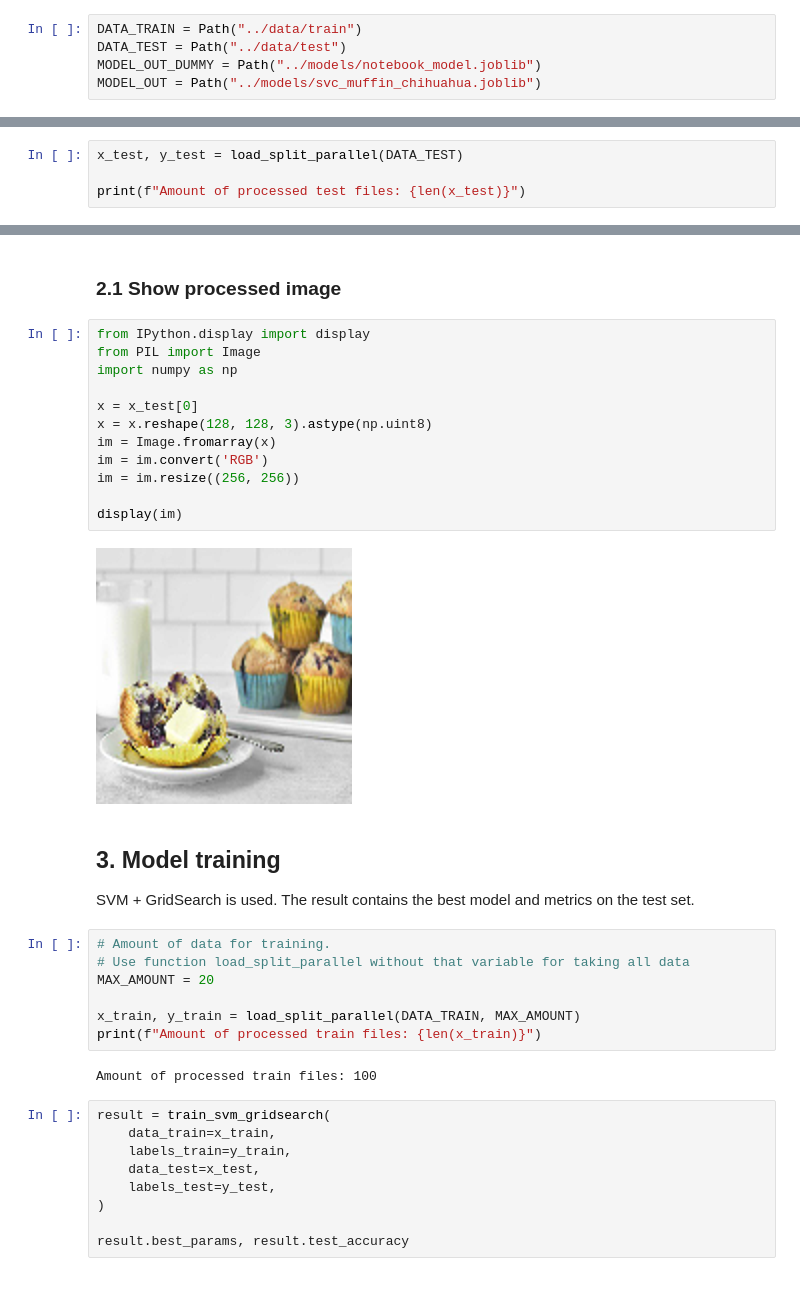
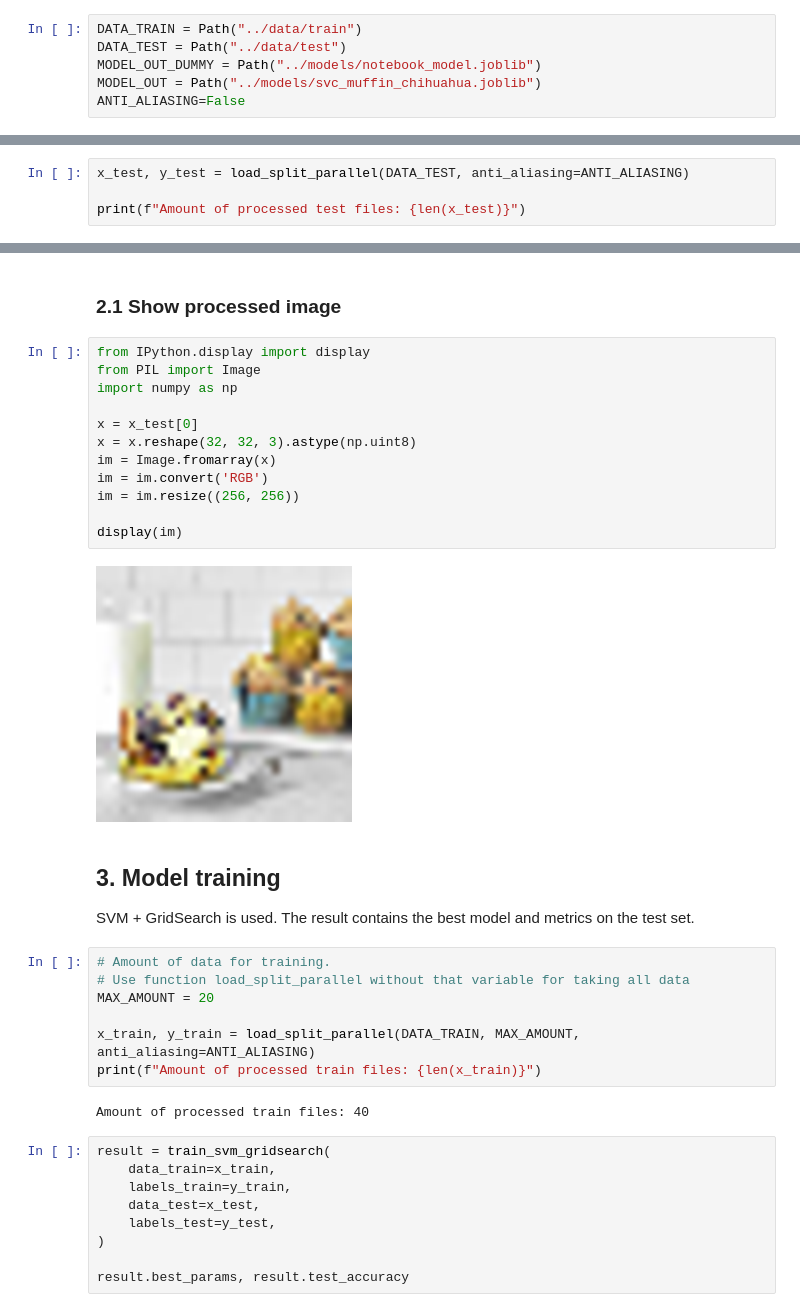
Before and after one commit to suvorovrain/Cakeordog, a Jupyter notebook: notebook/CakeOrDog.ipynb, the cells around one changed output, grey strips where cells are left out. Drawn from its saved outputs; the diff is of its cells as text.

Commit message:
Feat: add anti_aliasing param to load_photo

```diff
--- a/notebook/CakeOrDog.ipynb
+++ b/notebook/CakeOrDog.ipynb
@@ -40,10 +40,11 @@ DATA_TRAIN = Path("../data/train")
 DATA_TEST = Path("../data/test")
 MODEL_OUT_DUMMY = Path("../models/notebook_model.joblib")
 MODEL_OUT = Path("../models/svc_muffin_chihuahua.joblib")
+ANTI_ALIASING=False
 # %% [markdown]
 ## 2. Loading test data
 # %%
-x_test, y_test = load_split_parallel(DATA_TEST)
+x_test, y_test = load_split_parallel(DATA_TEST, anti_aliasing=ANTI_ALIASING)
 
 print(f"Amount of processed test files: {len(x_test)}")
 # %% [output]
@@ -53,17 +54,17 @@ Amount of processed test files: 178
 # %%
 from IPython.display import display
 from PIL import Image
 import numpy as np
 
 x = x_test[0]
-x = x.reshape(128, 128, 3).astype(np.uint8)
+x = x.reshape(32, 32, 3).astype(np.uint8)
 im = Image.fromarray(x)
 im = im.convert('RGB')
 im = im.resize((256, 256))
 
 display(im)
 # %% [output]
-[figure, old version]
+[figure, new version]
 # %% [markdown]
 ## 3. Model training
 
@@ -74,10 +75,10 @@ The result contains the best model and metrics on the test set.
 # Use function load_split_parallel without that variable for taking all data
 MAX_AMOUNT = 20
 
-x_train, y_train = load_split_parallel(DATA_TRAIN, MAX_AMOUNT)
+x_train, y_train = load_split_parallel(DATA_TRAIN, MAX_AMOUNT, anti_aliasing=ANTI_ALIASING)
 print(f"Amount of processed train files: {len(x_train)}")
 # %% [output]
-Amount of processed train files: 100
+Amount of processed train files: 40
 # %%
 result = train_svm_gridsearch(
     data_train=x_train,
```
Also changed, not shown: 1 other file.
